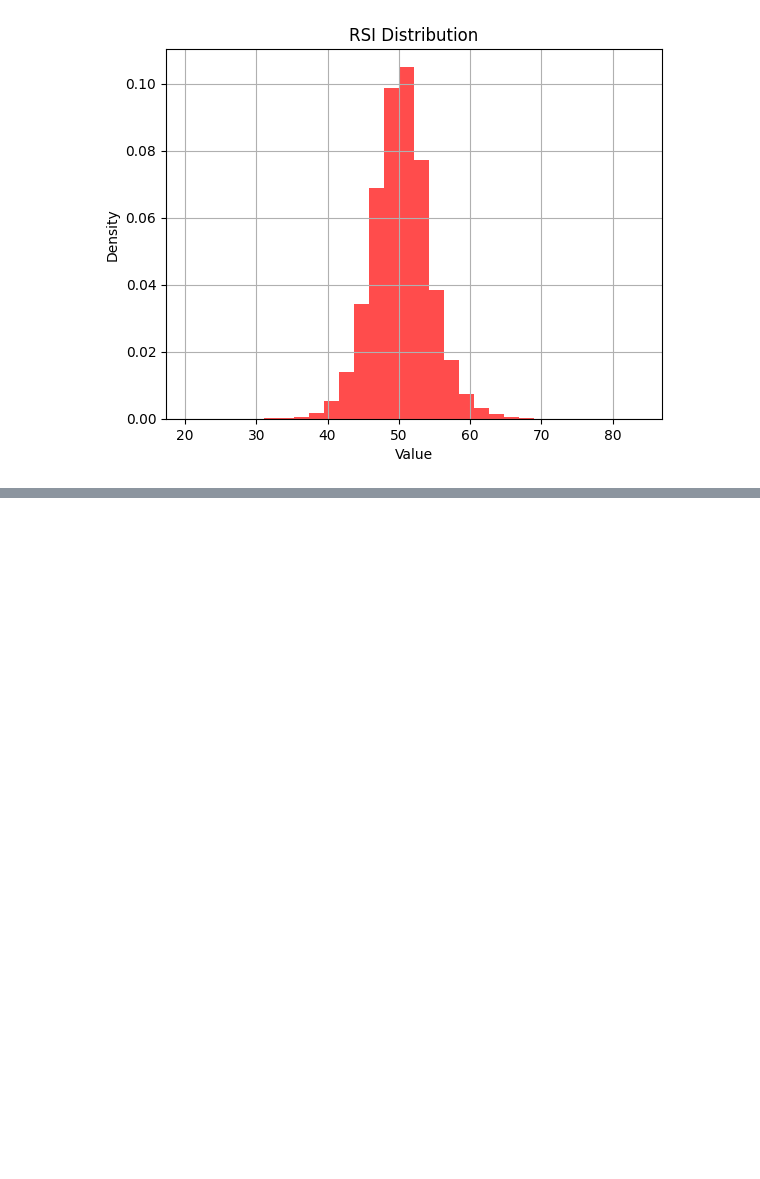
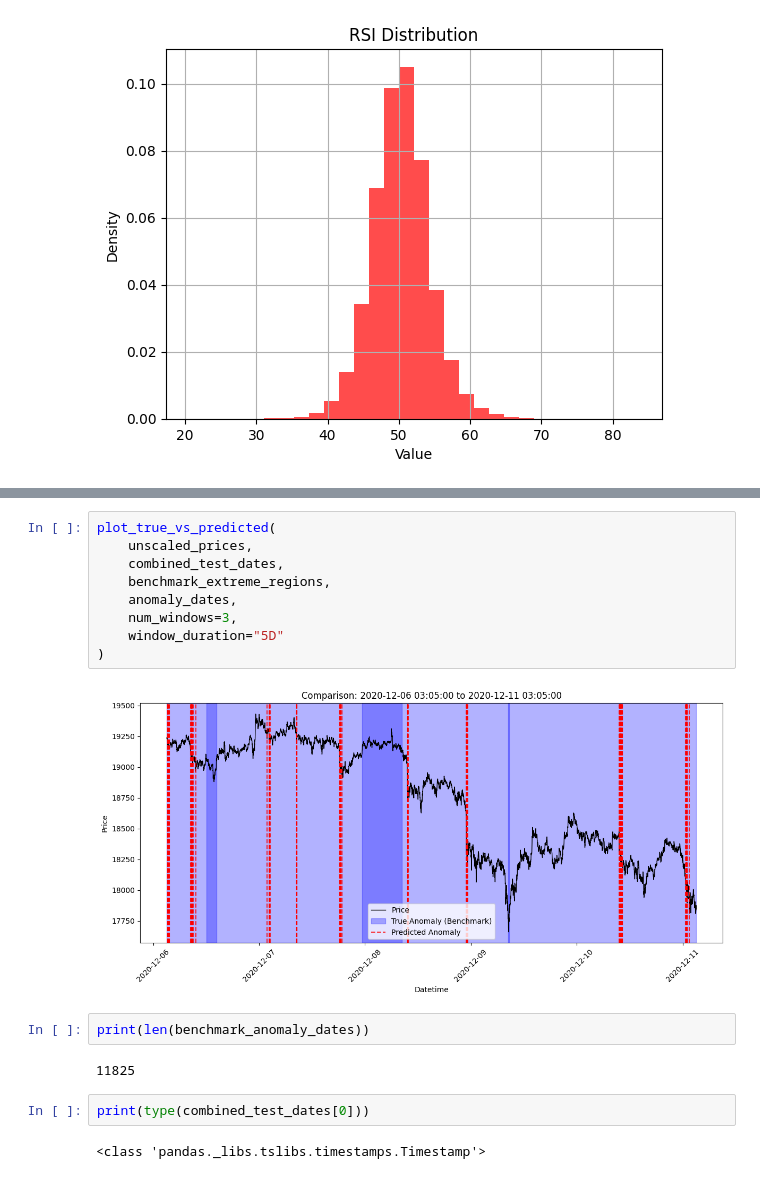
Before and after one commit to alemishch/trading_models, a Jupyter notebook: anomaly/unified_anomaly.ipynb, the cells around one changed output, grey strips where cells are left out. Cells and saved outputs as stored; diff of their text form; blank space fills up the shorter version.

```diff
--- a/anomaly/unified_anomaly.ipynb
+++ b/anomaly/unified_anomaly.ipynb
@@ -1312,0 +1721,19 @@ plt.show()
+# %%
+plot_true_vs_predicted(
+    unscaled_prices,
+    combined_test_dates,
+    benchmark_extreme_regions,
+    anomaly_dates,
+    num_windows=3,
+    window_duration="5D"
+)
+# %% [output]
+[figure, added]
+# %%
+print(len(benchmark_anomaly_dates))
+# %% [output]
+11825
+# %%
+print(type(combined_test_dates[0]))
+# %% [output]
+<class 'pandas._libs.tslibs.timestamps.Timestamp'>
```
Also changed, not shown: parts of 17 cells of this notebook.
